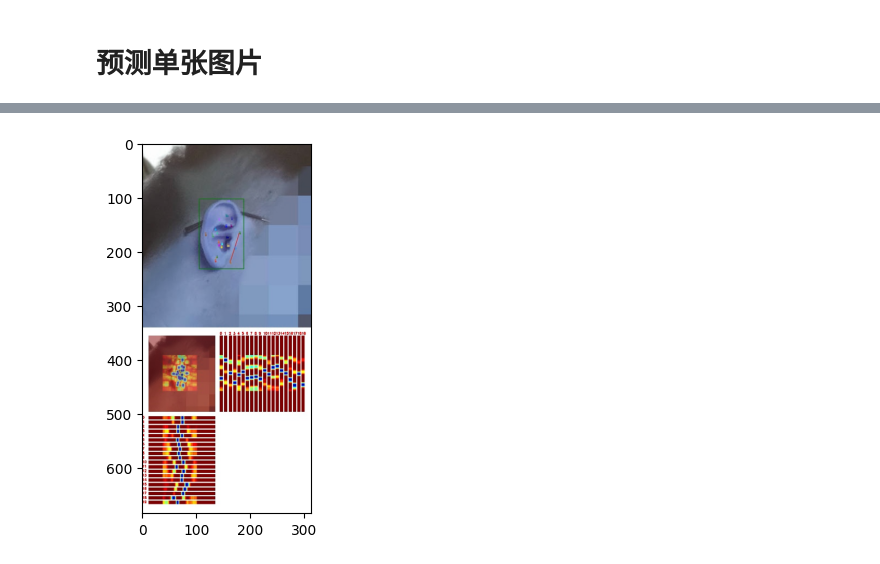
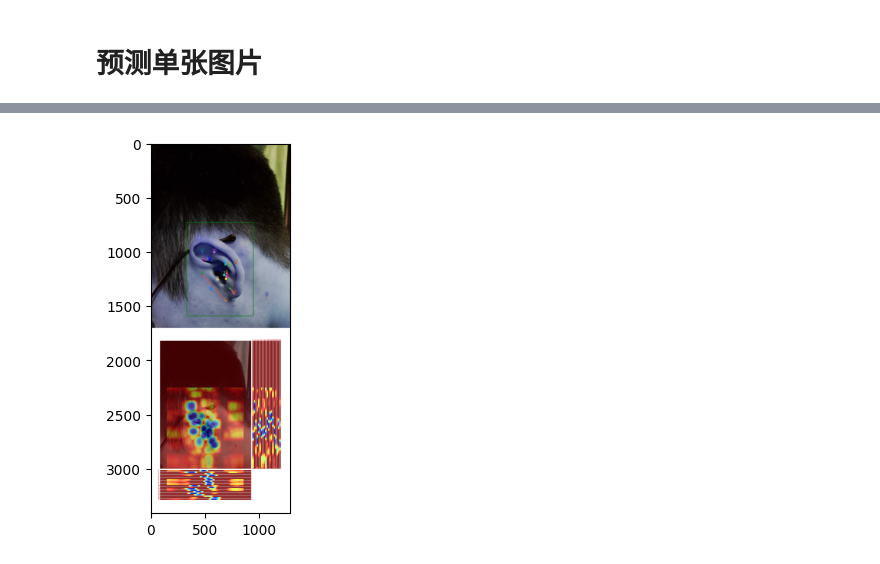
Before and after one commit to MARUIHAN/openmmlabCamp, a Jupyter notebook: 01-mmpose-task/04_predict_rtmpose.ipynb, the cells around one changed output, grey strips where cells are left out. Saved outputs shown, nothing was run; the diff lists cells and outputs as text; code cells hidden in the pictures.

```diff
--- a/01-mmpose-task/04_predict_rtmpose.ipynb
+++ b/01-mmpose-task/04_predict_rtmpose.ipynb
@@ -34,12 +34,12 @@ Loads checkpoint by local backend from path: work_dirs/rtmpose-s-ear/best_PCK_ep
 # %%
 # 查看预测出来的图片
 import cv2
 import matplotlib.pyplot as plt
 
-img=cv2.imread('outputs/myEar.jpg')
+img=cv2.imread('outputs/hxsEar.jpg')
 
 plt.imshow(img)
 
 plt.show()
 # %% [output]
-[figure, old version]
+[figure, new version]
```
Also changed, not shown: parts of 1 cell of this notebook, 2 other files.
